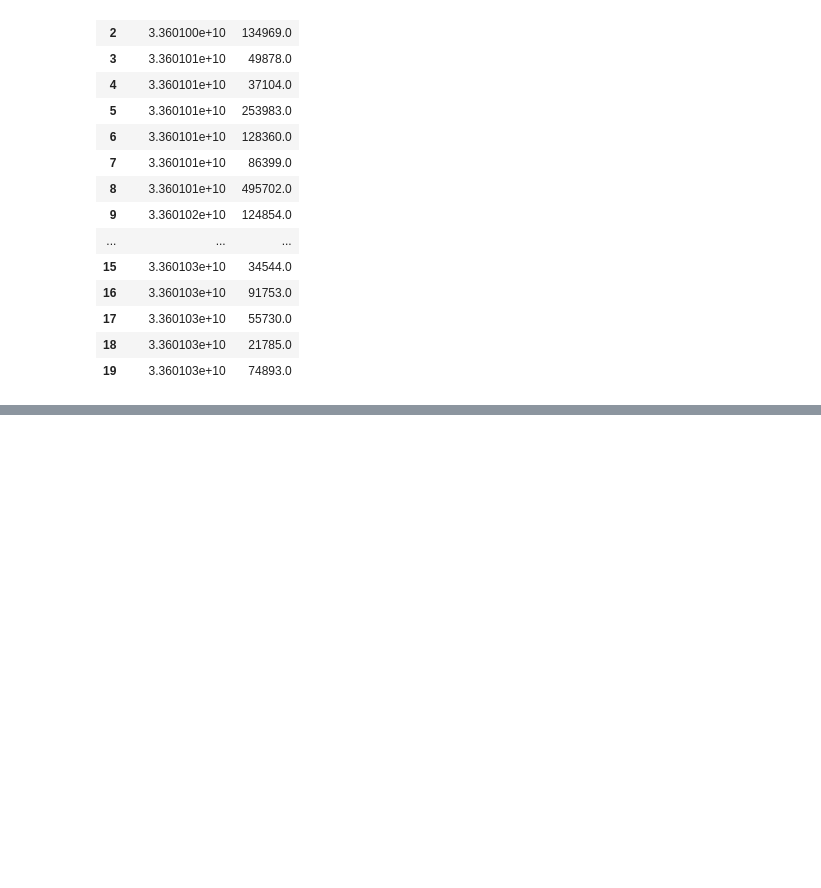
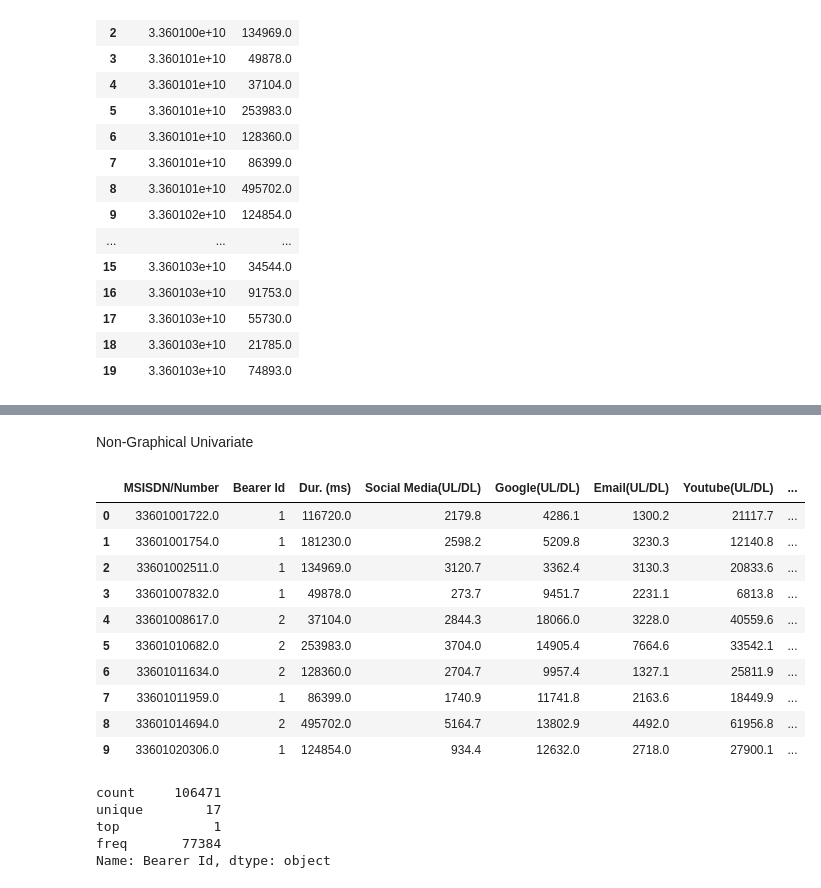
Before and after one commit to nahomHmichael/Telecom-User-Analytics, a Jupyter notebook: notebooks/user_overview_analysis.ipynb, the cells around one changed output, grey strips where cells are left out. Cells and saved outputs as stored; diff of their text form; code cells hidden in the pictures; blank space fills up the shorter version.

Commit message:
Update: finished nongraphical uni-variate analysis

```diff
--- a/notebooks/user_overview_analysis.ipynb
+++ b/notebooks/user_overview_analysis.ipynb
@@ -563,0 +567,35 @@ The Total Data Volume For Each Application
+# %% [markdown]
+Non-Graphical Univariate
+# %%
+# display the aggregate of user over view analysis
+pd.set_option('display.float_format', lambda x: '%.1f' % x)
+
+univariate_analysis = clean_df.groupby('MSISDN/Number').agg({'Bearer Id':'count','Dur. (ms)':'sum', 'Social Media(UL/DL)':'sum', 'Google(UL/DL)':'sum',
+                                               'Email(UL/DL)':'sum', 'Youtube(UL/DL)':'sum', 'Netflix(UL/DL)':'sum',
+                                              'Gaming(UL/DL)':'sum', 'Other(UL/DL)':'sum', 'Total(DL/UL)':'sum'}).reset_index()
+univariate_analysis['num_xDR_session'] = univariate_analysis['Bearer Id']
+
+univariate_analysis.head(10)
+# %% [output]
+|  | MSISDN/Number | Bearer Id | Dur. (ms) | Social Media(UL/DL) | Google(UL/DL) | Email(UL/DL) | Youtube(UL/DL) | ... |
+| 0 | 33601001722.0 | 1 | 116720.0 | 2179.8 | 4286.1 | 1300.2 | 21117.7 | ... |
+| 1 | 33601001754.0 | 1 | 181230.0 | 2598.2 | 5209.8 | 3230.3 | 12140.8 | ... |
+| 2 | 33601002511.0 | 1 | 134969.0 | 3120.7 | 3362.4 | 3130.3 | 20833.6 | ... |
+| 3 | 33601007832.0 | 1 | 49878.0 | 273.7 | 9451.7 | 2231.1 | 6813.8 | ... |
+| 4 | 33601008617.0 | 2 | 37104.0 | 2844.3 | 18066.0 | 3228.0 | 40559.6 | ... |
+| 5 | 33601010682.0 | 2 | 253983.0 | 3704.0 | 14905.4 | 7664.6 | 33542.1 | ... |
+| 6 | 33601011634.0 | 2 | 128360.0 | 2704.7 | 9957.4 | 1327.1 | 25811.9 | ... |
+| 7 | 33601011959.0 | 1 | 86399.0 | 1740.9 | 11741.8 | 2163.6 | 18449.9 | ... |
+| 8 | 33601014694.0 | 2 | 495702.0 | 5164.7 | 13802.9 | 4492.0 | 61956.8 | ... |
+| 9 | 33601020306.0 | 1 | 124854.0 | 934.4 | 12632.0 | 2718.0 | 27900.1 | ... |
+# %%
+#univariate_analysis.describe()
+univariate_analysis['Bearer Id'] = univariate_analysis['Bearer Id'].astype(str)
+#univariate_analysis['Bearer Id'].dtype
+univariate_analysis['Bearer Id'].describe()
+# %% [output]
+count     106471
+unique        17
+top            1
+freq       77384
+Name: Bearer Id, dtype: object
```
Also changed, not shown: parts of 6 cells of this notebook.
